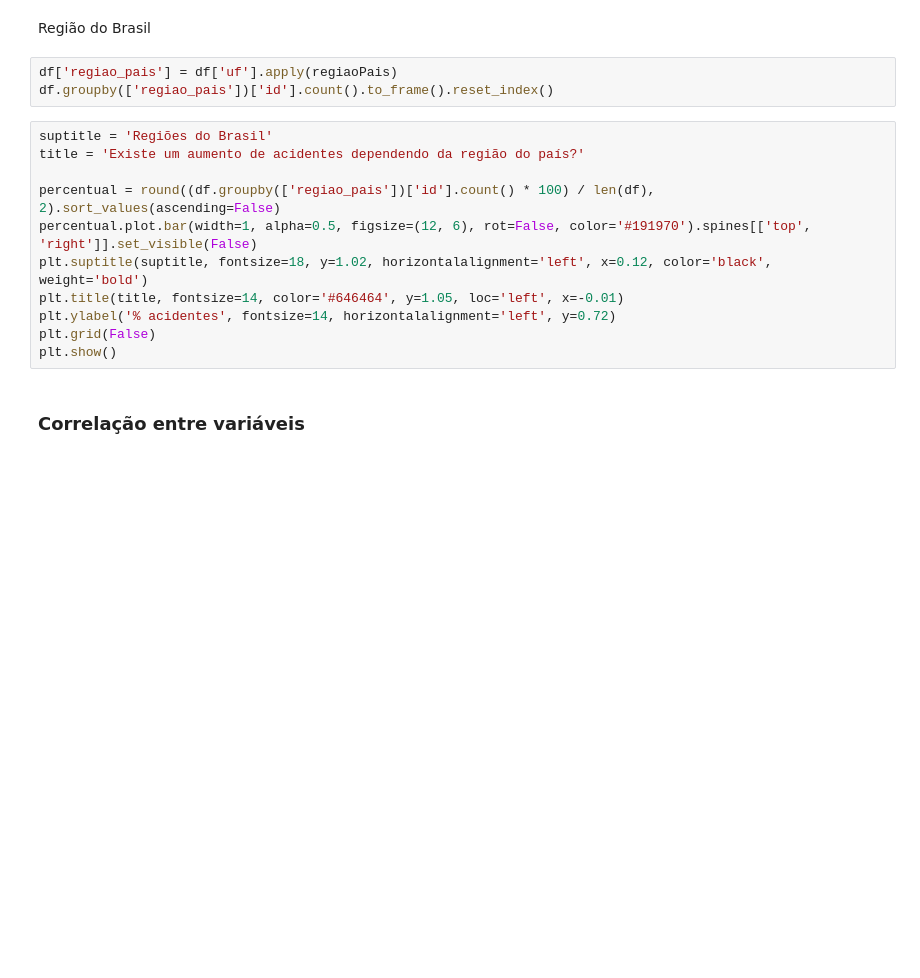
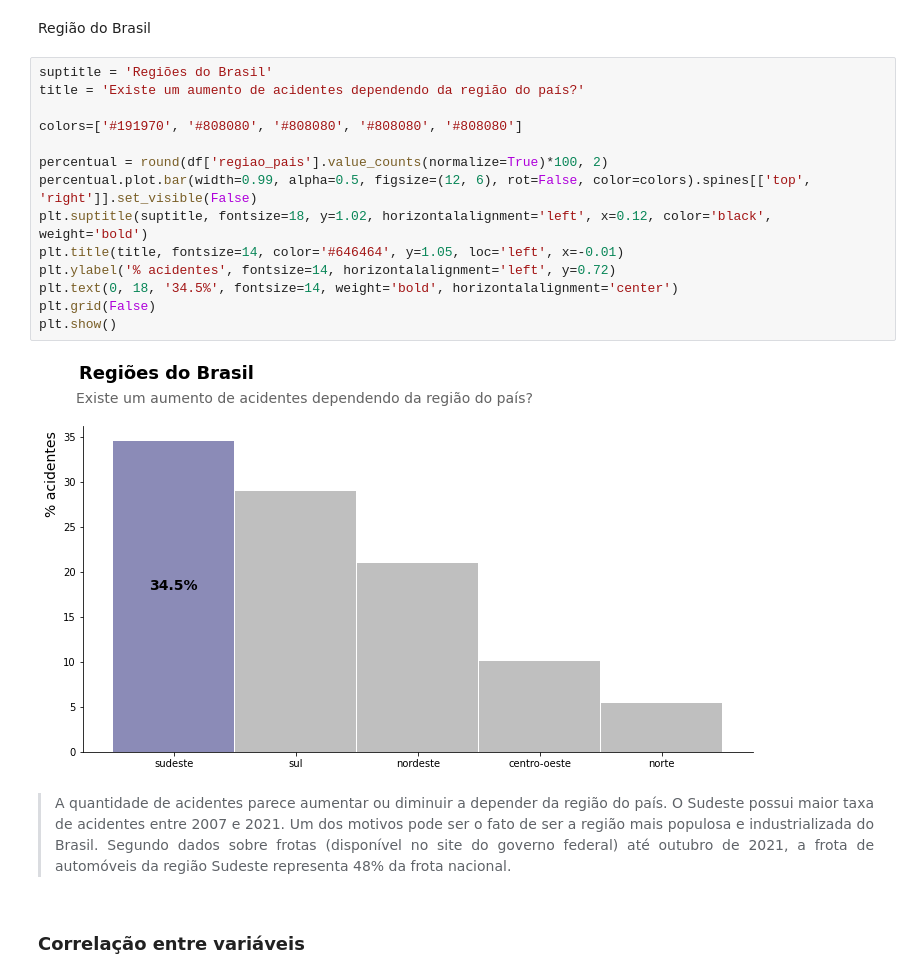
Before and after one commit to LilianeAquino/aed_projeto_1_revisitado, a Jupyter notebook: template.ipynb, the cells around one changed output. Saved outputs shown, nothing was run; the diff lists cells and outputs as text; blank space fills up the shorter version.

```diff
--- a/template.ipynb
+++ b/template.ipynb
@@ -385,19 +394,23 @@ plt.show()
 # %% [markdown]
 Região do Brasil
-# %%
-df['regiao_pais'] = df['uf'].apply(regiaoPais)
-df.groupby(['regiao_pais'])['id'].count().to_frame().reset_index()
 # %%
 suptitle = 'Regiões do Brasil'
 title = 'Existe um aumento de acidentes dependendo da região do país?'
 
-percentual = round((df.groupby(['regiao_pais'])['id'].count() * 100) / len(df), 2).sort_values(ascending=False)
-percentual.plot.bar(width=1, alpha=0.5, figsize=(12, 6), rot=False, color='#191970').spines[['top', 'right']].set_visible(False)
+colors=['#191970', '#808080', '#808080', '#808080', '#808080']
+
+percentual = round(df['regiao_pais'].value_counts(normalize=True)*100, 2)
+percentual.plot.bar(width=0.99, alpha=0.5, figsize=(12, 6), rot=False, color=colors).spines[['top', 'right']].set_visible(False)
 plt.suptitle(suptitle, fontsize=18, y=1.02, horizontalalignment='left', x=0.12, color='black', weight='bold')
 plt.title(title, fontsize=14, color='#646464', y=1.05, loc='left', x=-0.01)
 plt.ylabel('% acidentes', fontsize=14, horizontalalignment='left', y=0.72)
+plt.text(0, 18, '34.5%', fontsize=14, weight='bold', horizontalalignment='center')
 plt.grid(False)
 plt.show()
+# %% [output]
+[figure, added]
+# %% [markdown]
+> <p style='text-align: justify;'><font size=2.85>A quantidade de acidentes parece aumentar ou diminuir a depender da região do país. O Sudeste possui maior taxa de acidentes entre 2007 e 2021. Um dos motivos pode ser o fato de ser a região mais populosa e industrializada do Brasil. Segundo dados sobre frotas (disponível no site do governo federal) até outubro de 2021, a frota de automóveis da região Sudeste representa 48% da frota nacional.</font></p>
 # %% [markdown]
 ### Correlação entre variáveis
 # %%
```
Also changed, not shown: parts of 8 cells of this notebook, 1 other file.
